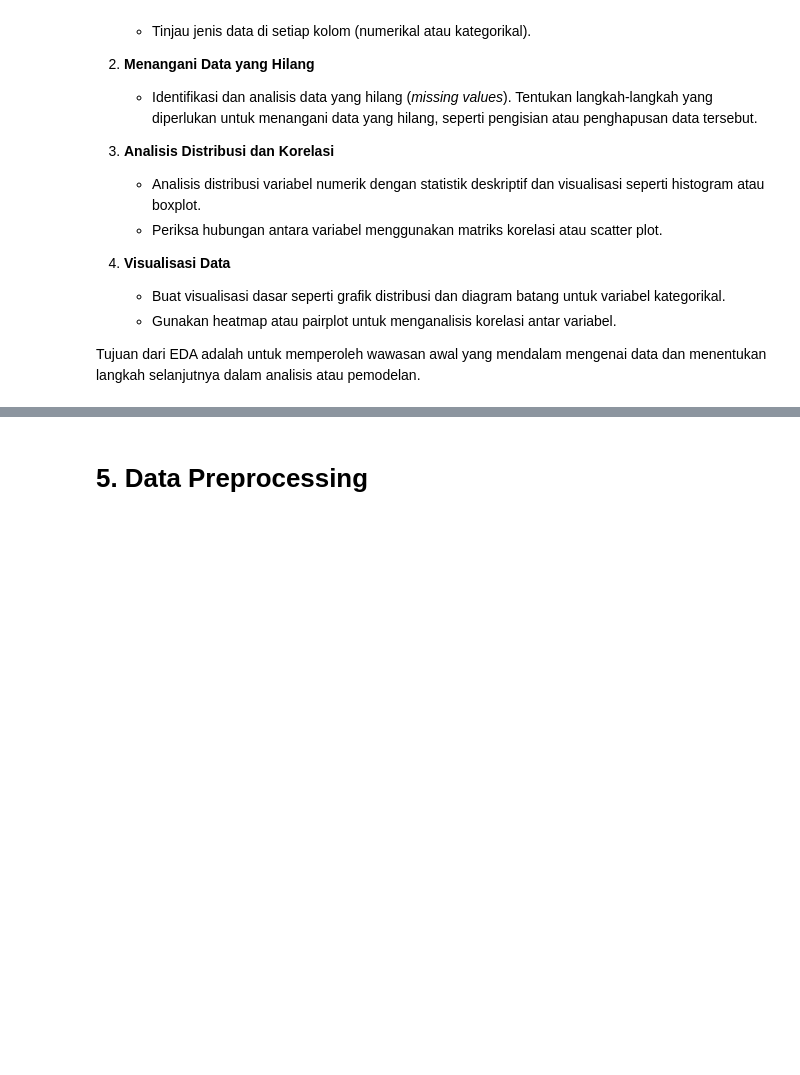
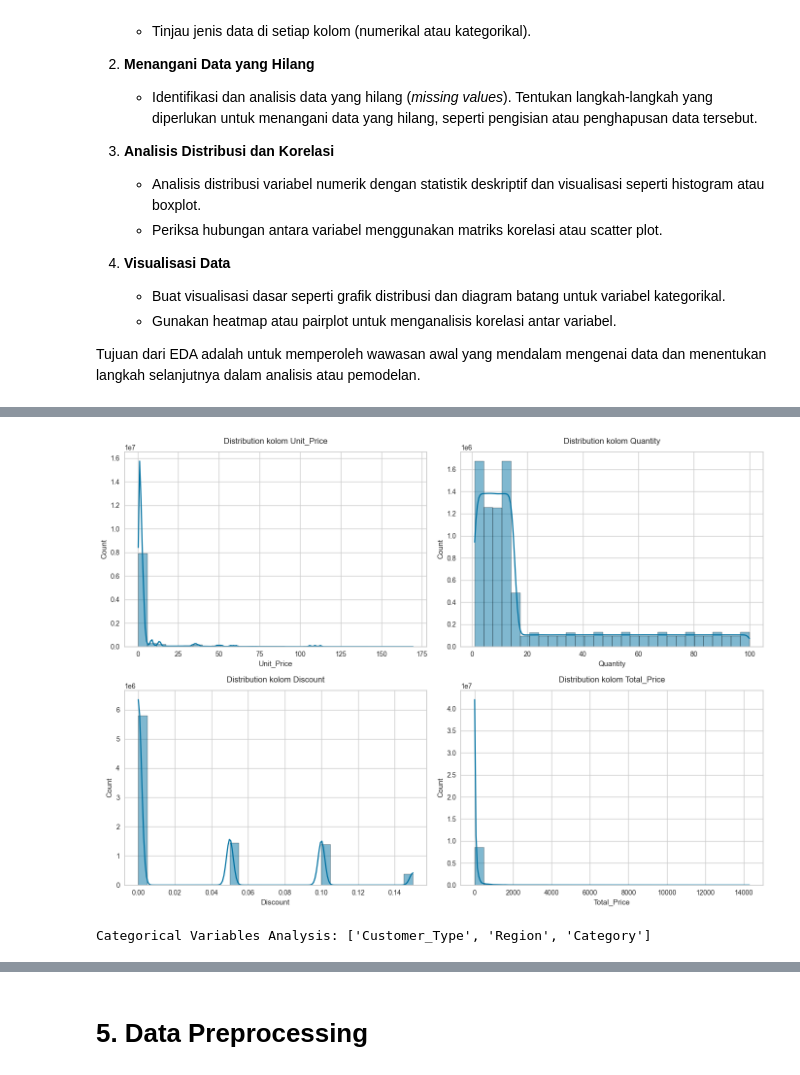
Before and after one commit to adrianramadhan/beverage-sales-ml-submission, a Jupyter notebook: [Clustering]_Submission_Akhir_BMLP_AdrianPutraRamadhan.ipynb, the cells around one changed output, grey strips where cells are left out. Drawn from its saved outputs; the diff is of its cells as text; code cells hidden in the pictures; blank space fills up the shorter version.

```diff
--- a/[Clustering]_Submission_Akhir_BMLP_AdrianPutraRamadhan.ipynb
+++ b/[Clustering]_Submission_Akhir_BMLP_AdrianPutraRamadhan.ipynb
@@ -40,0 +47,5 @@ Jika dataset berada di Google Drive, pastikan Anda menghubungkan Google Drive ke
+# %%
+data_path = './Dataset_Inisiasi.csv'
+df = pd.read_csv(data_path)
+
+print(df.head())
@@ -63,0 +118,4 @@ Tujuan dari EDA adalah untuk memperoleh wawasan awal yang mendalam mengenai data
+# %%
+# Analisis Variabel Nuemerik
+num_cols = ['Unit_Price', 'Quantity', 'Discount', 'Total_Price']
+print(f"\n Numerical Variables Analysis: {num_cols}")
@@ -63,0 +139,19 @@ Tujuan dari EDA adalah untuk memperoleh wawasan awal yang mendalam mengenai data
+# %%
+# Distribusi dengan Histogram & Boxplot
+fig, axes = plt.subplots(2, 2, figsize=(14,10))
+axes = axes.flatten()
+
+for i, col in enumerate(num_cols):
+    sns.histplot(df[col], ax=axes[i], kde=True, bins=30)
+    axes[i].set_title(f'Distribution kolom {col}', pad=12)
+
+plt.tight_layout()
+plt.show()
+# %% [output]
+[figure, added]
+# %%
+# Analisis Variabel Kategorikal
+cat_cols = ['Customer_Type', 'Region', 'Category']
+print(f"Categorical Variables Analysis: {cat_cols}")
+# %% [output]
+Categorical Variables Analysis: ['Customer_Type', 'Region', 'Category']
```
Also changed, not shown: parts of 33 cells of this notebook, 1 other file.
